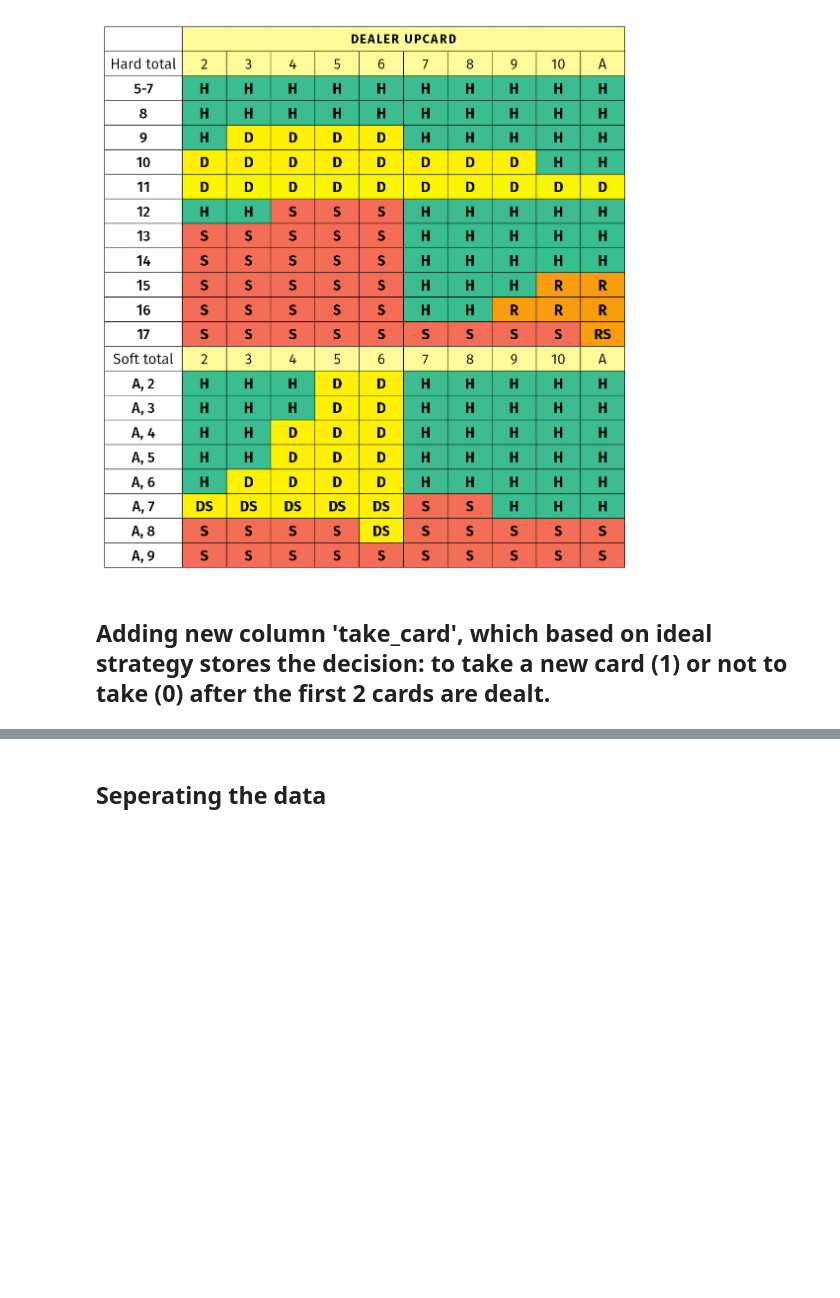
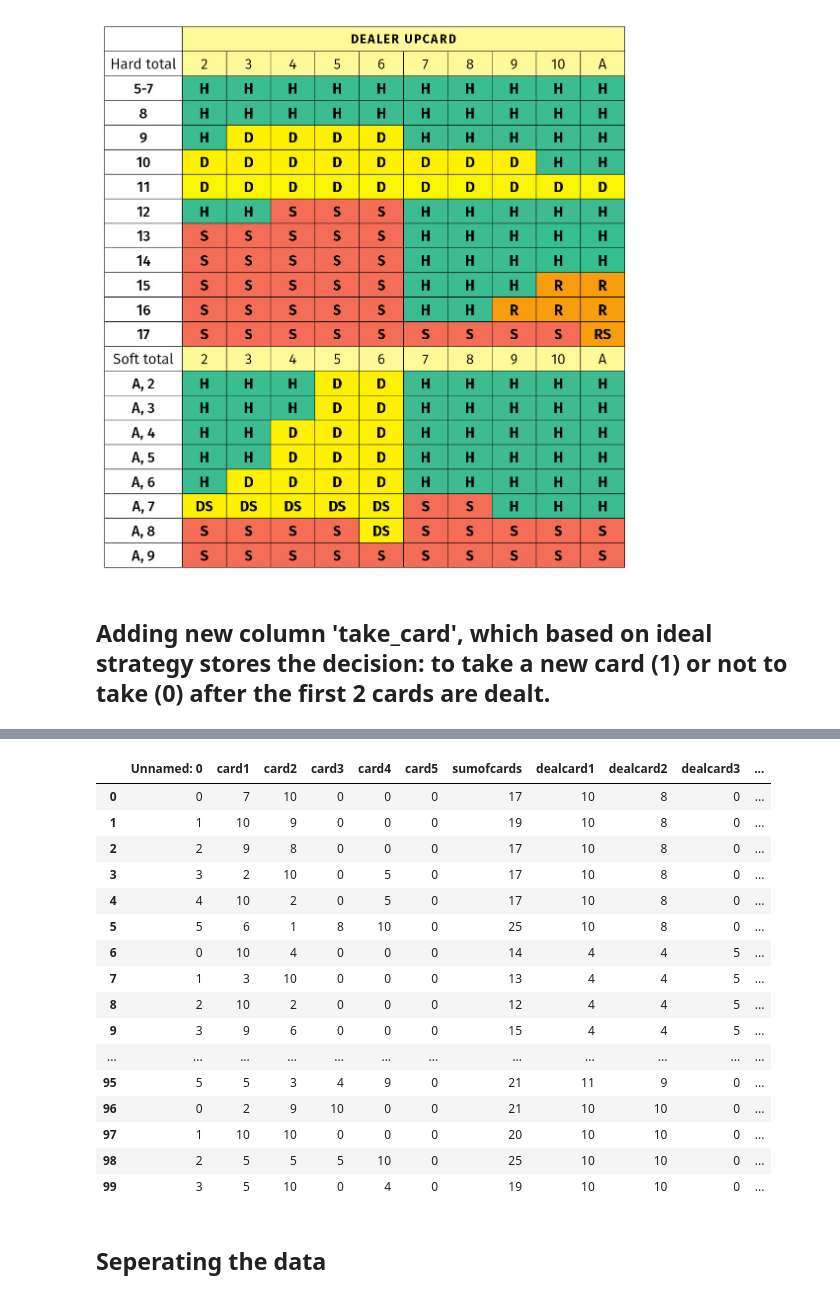
Before and after one commit to KirillMitjurin/DA6_project, a Jupyter notebook: BlackJack.ipynb, the cells around one changed output, grey strips where cells are left out. Cells and saved outputs as stored; diff of their text form; code cells hidden in the pictures; blank space fills up the shorter version.

```diff
--- a/BlackJack.ipynb
+++ b/BlackJack.ipynb
@@ -83,2 +55,83 @@ data.head(10)
+# %%
+def decide_take_card(ply2cardsum, dealer_card):
+    if ply2cardsum >= 17:  # Strong hand, don't take a card
+        return 0
+    elif ply2cardsum == 11:
+        return 0
+    elif ply2cardsum == 10:
+        if dealer_card <= 9:
+            return 0
+        return 1
+    elif ply2cardsum == 9:
+        if 3 <= dealer_card <= 6:
+            return 0
+        return 1
+    elif 12 < ply2cardsum < 17:  # Medium-strength hand
+        return 1 if dealer_card >= 7 else 0  # Take card if dealer has a strong visible card
+    elif ply2cardsum == 12:  # Edge case for 12
+        return 1 if dealer_card < 4 or dealer_card > 6 else 0
+    else:  # Weak hands (11 or below), always take a card
+        return 1
+
+
+# Define the "decide_double" logic
+def decide_double(ply2cardsum, dealer_card):
+    # Double down logic:
+    if ply2cardsum == 11:  # Always double down on 11
+        return 1
+    elif ply2cardsum == 10 and dealer_card < 10:  # Double down on 10 if dealer's card is 9 or less
+        return 1
+    elif ply2cardsum == 9 and 3 <= dealer_card <= 6:  # Double down on 9 if dealer's card is between 3 and 6
+        return 1
+    return 0  # Do not double down
+
+# Define the "decide_split" logic
+def decide_split(dealer_card, plycard1, plycard2):
+    # Split logic: Only split pairs, especially Aces and 8s
+    if plycard1 == plycard2:  # Only consider pairs for splitting
+        if plycard1 == 11:  # Aces
+            return 1  # Always split Aces
+        elif plycard1 == 8:  # 8s
+            return 1  # Always split 8s
+        elif plycard1 == 2 or plycard1 == 3:  # 2s and 3s
+            if 3 <= dealer_card <= 7:  # Split if dealer's card is 3-7
+                return 1
+        elif plycard1 == 6:  # 6s
+            if 3 <= dealer_card <= 6:  # Split if dealer's card is 2-6
+                return 1
+        elif plycard1 == 7:  # 7s
+            if dealer_card < 8:  # Split if dealer's card is 2-7
+                return 1
+        elif plycard1 == 9:  # 9s
+            if 2 <= dealer_card <= 6 or 8 <= dealer_card <= 9:  # Split if dealer's card is 2-6 or 8-9
+                return 1
+    return 0  # Do not split
+
+
+# Add the "take_card" column
+data['take_card'] = data.apply(lambda row: decide_take_card(row['ply2cardsum'], row['dealcard1']), axis=1)
+data['double'] = data.apply(lambda row: decide_double(row['ply2cardsum'], row['dealcard1']), axis=1)
+data['split'] = data.apply(lambda row: decide_split(row['dealcard1'], row['card1'], row['card2']), axis=1)
+
+
+data.head(100)
+# %% [output]
+|  | Unnamed: 0 | card1 | card2 | card3 | card4 | card5 | sumofcards | dealcard1 | dealcard2 | dealcard3 | ... |
+| 0 | 0 | 7 | 10 | 0 | 0 | 0 | 17 | 10 | 8 | 0 | ... |
+| 1 | 1 | 10 | 9 | 0 | 0 | 0 | 19 | 10 | 8 | 0 | ... |
+| 2 | 2 | 9 | 8 | 0 | 0 | 0 | 17 | 10 | 8 | 0 | ... |
+| 3 | 3 | 2 | 10 | 0 | 5 | 0 | 17 | 10 | 8 | 0 | ... |
+| 4 | 4 | 10 | 2 | 0 | 5 | 0 | 17 | 10 | 8 | 0 | ... |
+| 5 | 5 | 6 | 1 | 8 | 10 | 0 | 25 | 10 | 8 | 0 | ... |
+| 6 | 0 | 10 | 4 | 0 | 0 | 0 | 14 | 4 | 4 | 5 | ... |
+| 7 | 1 | 3 | 10 | 0 | 0 | 0 | 13 | 4 | 4 | 5 | ... |
+| 8 | 2 | 10 | 2 | 0 | 0 | 0 | 12 | 4 | 4 | 5 | ... |
+| 9 | 3 | 9 | 6 | 0 | 0 | 0 | 15 | 4 | 4 | 5 | ... |
+| ... | ... | ... | ... | ... | ... | ... | ... | ... | ... | ... | ... |
+| 95 | 5 | 5 | 3 | 4 | 9 | 0 | 21 | 11 | 9 | 0 | ... |
+| 96 | 0 | 2 | 9 | 10 | 0 | 0 | 21 | 10 | 10 | 0 | ... |
+| 97 | 1 | 10 | 10 | 0 | 0 | 0 | 20 | 10 | 10 | 0 | ... |
+| 98 | 2 | 5 | 5 | 5 | 10 | 0 | 25 | 10 | 10 | 0 | ... |
+| 99 | 3 | 5 | 10 | 0 | 4 | 0 | 19 | 10 | 10 | 0 | ... |
 # %% [markdown]
 ## Seperating the data
```
Also changed, not shown: parts of 31 cells of this notebook, 1 other file.
